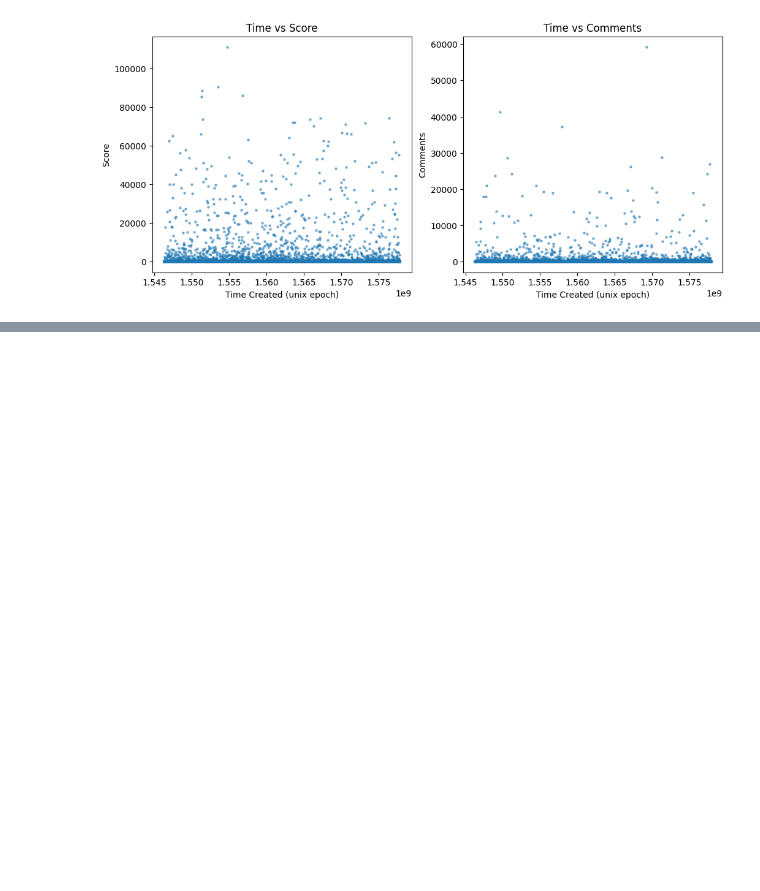
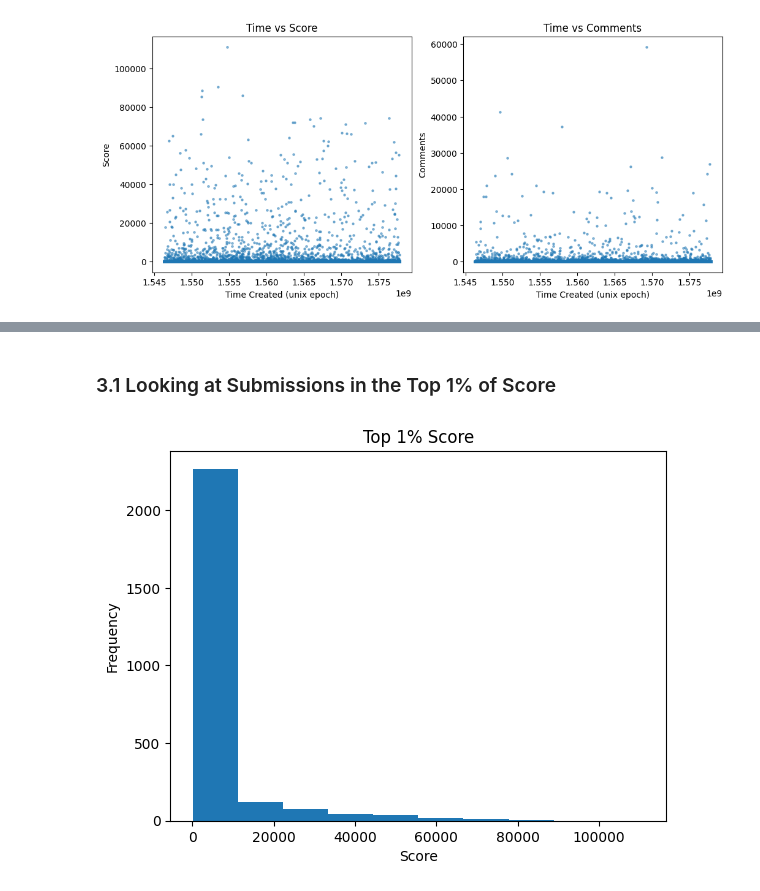
Before and after one commit to Toastjpg/CMPT353-Project, a Jupyter notebook: initial_analysis.ipynb, the cells around one changed output, grey strips where cells are left out. Cells and saved outputs as stored; diff of their text form; code cells hidden in the pictures; blank space fills up the shorter version.

```diff
--- a/initial_analysis.ipynb
+++ b/initial_analysis.ipynb
@@ -112,0 +128,3 @@ fig.show()
+# %%
+ninety_nine = submissions[submissions['score'] <= 129]
+one_percent = submissions[submissions['score'] > 129]
@@ -112,0 +155,10 @@ fig.show()
+# %% [markdown]
+### 3.1 Looking at Submissions in the Top 1% of Score
+# %%
+plt.hist(one_percent['score'])
+plt.title('Top 1% Score')
+plt.xlabel('Score')
+plt.ylabel('Frequency')
+plt.show()
+# %% [output]
+[figure, added]
```
Also changed, not shown: parts of 21 cells of this notebook.
